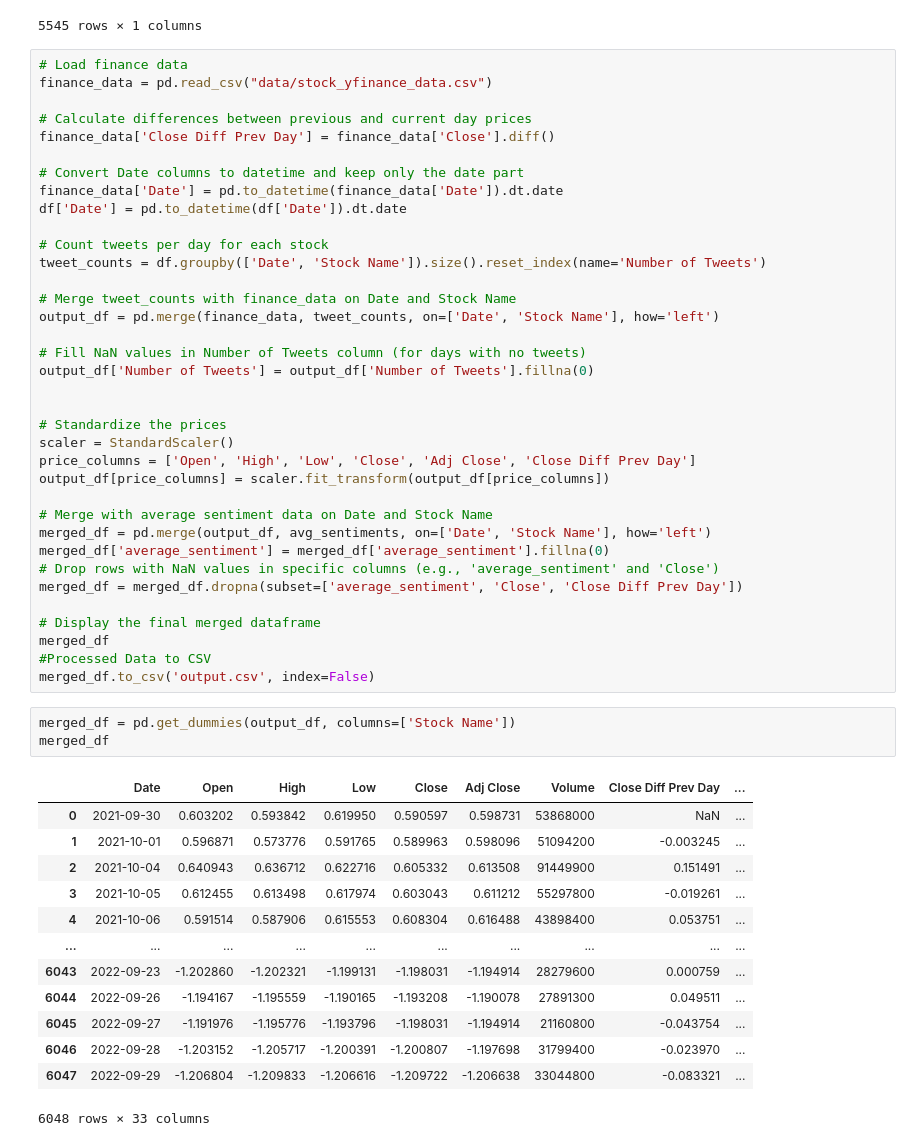
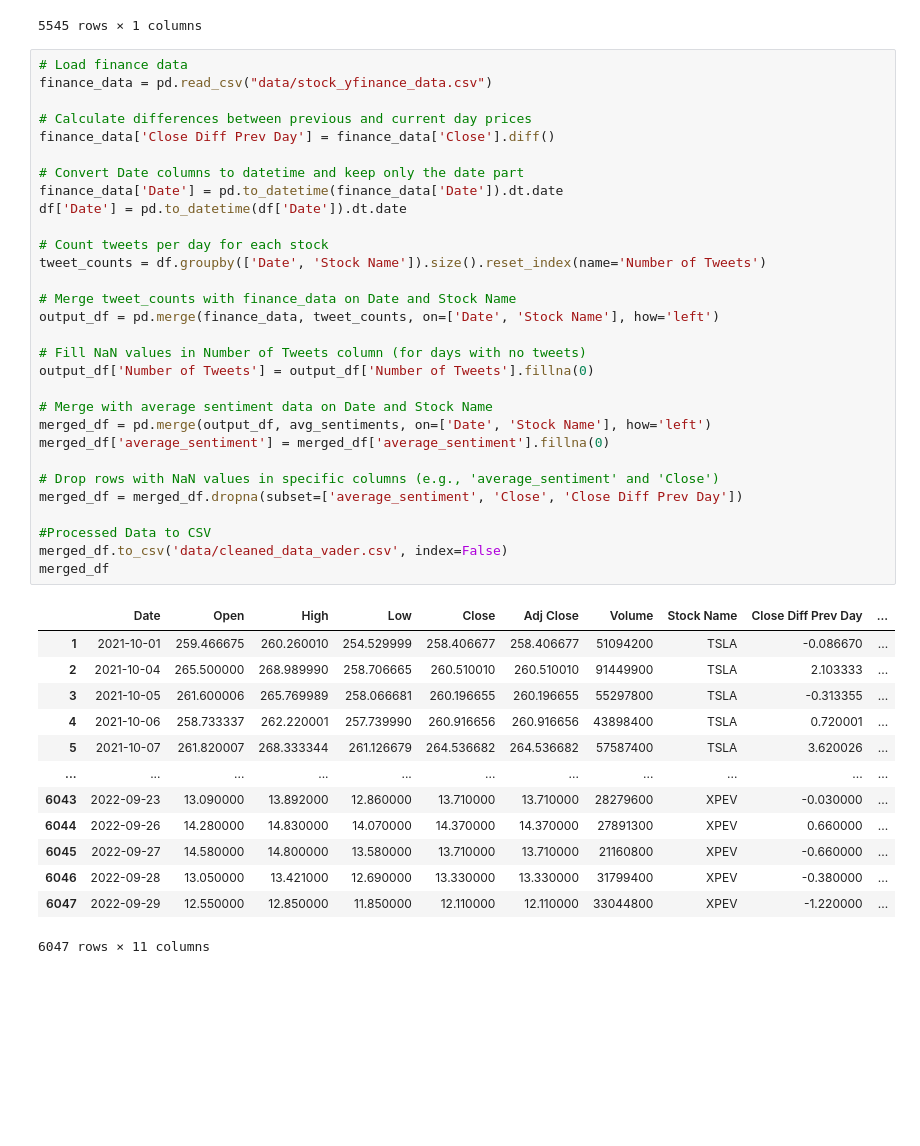
Before and after one commit to calvinz168/CISC-452, a Jupyter notebook: sentiment_analysis.ipynb, the cells around one changed output. Cells and saved outputs as stored; diff of their text form; blank space fills up the shorter version.

```diff
--- a/sentiment_analysis.ipynb
+++ b/sentiment_analysis.ipynb
@@ -77,53 +77,44 @@ avg_sentiments
 # %%
 # Load finance data
 finance_data = pd.read_csv("data/stock_yfinance_data.csv")
 
 # Calculate differences between previous and current day prices
 finance_data['Close Diff Prev Day'] = finance_data['Close'].diff()
 
 # Convert Date columns to datetime and keep only the date part
 finance_data['Date'] = pd.to_datetime(finance_data['Date']).dt.date
 df['Date'] = pd.to_datetime(df['Date']).dt.date
 
 # Count tweets per day for each stock
 tweet_counts = df.groupby(['Date', 'Stock Name']).size().reset_index(name='Number of Tweets')
 
 # Merge tweet_counts with finance_data on Date and Stock Name
 output_df = pd.merge(finance_data, tweet_counts, on=['Date', 'Stock Name'], how='left')
 
 # Fill NaN values in Number of Tweets column (for days with no tweets)
 output_df['Number of Tweets'] = output_df['Number of Tweets'].fillna(0)
 
-
-# Standardize the prices
-scaler = StandardScaler()
-price_columns = ['Open', 'High', 'Low', 'Close', 'Adj Close', 'Close Diff Prev Day']
-output_df[price_columns] = scaler.fit_transform(output_df[price_columns])
-
 # Merge with average sentiment data on Date and Stock Name
 merged_df = pd.merge(output_df, avg_sentiments, on=['Date', 'Stock Name'], how='left')
 merged_df['average_sentiment'] = merged_df['average_sentiment'].fillna(0)
+
 # Drop rows with NaN values in specific columns (e.g., 'average_sentiment' and 'Close')
 merged_df = merged_df.dropna(subset=['average_sentiment', 'Close', 'Close Diff Prev Day'])
 
-# Display the final merged dataframe
+#Processed Data to CSV
+merged_df.to_csv('data/cleaned_data_vader.csv', index=False)
 merged_df
-#Processed Data to CSV
-merged_df.to_csv('output.csv', index=False)
+# %% [output]
+|  | Date | Open | High | Low | Close | Adj Close | Volume | Stock Name | Close Diff Prev Day | ... |
+| 1 | 2021-10-01 | 259.466675 | 260.260010 | 254.529999 | 258.406677 | 258.406677 | 51094200 | TSLA | -0.086670 | ... |
+| 2 | 2021-10-04 | 265.500000 | 268.989990 | 258.706665 | 260.510010 | 260.510010 | 91449900 | TSLA | 2.103333 | ... |
+| 3 | 2021-10-05 | 261.600006 | 265.769989 | 258.066681 | 260.196655 | 260.196655 | 55297800 | TSLA | -0.313355 | ... |
+| 4 | 2021-10-06 | 258.733337 | 262.220001 | 257.739990 | 260.916656 | 260.916656 | 43898400 | TSLA | 0.720001 | ... |
+| 5 | 2021-10-07 | 261.820007 | 268.333344 | 261.126679 | 264.536682 | 264.536682 | 57587400 | TSLA | 3.620026 | ... |
+| ... | ... | ... | ... | ... | ... | ... | ... | ... | ... | ... |
+| 6043 | 2022-09-23 | 13.090000 | 13.892000 | 12.860000 | 13.710000 | 13.710000 | 28279600 | XPEV | -0.030000 | ... |
+| 6044 | 2022-09-26 | 14.280000 | 14.830000 | 14.070000 | 14.370000 | 14.370000 | 27891300 | XPEV | 0.660000 | ... |
+| 6045 | 2022-09-27 | 14.580000 | 14.800000 | 13.580000 | 13.710000 | 13.710000 | 21160800 | XPEV | -0.660000 | ... |
+| 6046 | 2022-09-28 | 13.050000 | 13.421000 | 12.690000 | 13.330000 | 13.330000 | 31799400 | XPEV | -0.380000 | ... |
+| 6047 | 2022-09-29 | 12.550000 | 12.850000 | 11.850000 | 12.110000 | 12.110000 | 33044800 | XPEV | -1.220000 | ... |
+6047 rows × 11 columns
-# %%
-merged_df = pd.get_dummies(output_df, columns=['Stock Name'])
-merged_df
-# %% [output]
-|  | Date | Open | High | Low | Close | Adj Close | Volume | Close Diff Prev Day | ... |
-| 0 | 2021-09-30 | 0.603202 | 0.593842 | 0.619950 | 0.590597 | 0.598731 | 53868000 | NaN | ... |
-| 1 | 2021-10-01 | 0.596871 | 0.573776 | 0.591765 | 0.589963 | 0.598096 | 51094200 | -0.003245 | ... |
-| 2 | 2021-10-04 | 0.640943 | 0.636712 | 0.622716 | 0.605332 | 0.613508 | 91449900 | 0.151491 | ... |
-| 3 | 2021-10-05 | 0.612455 | 0.613498 | 0.617974 | 0.603043 | 0.611212 | 55297800 | -0.019261 | ... |
-| 4 | 2021-10-06 | 0.591514 | 0.587906 | 0.615553 | 0.608304 | 0.616488 | 43898400 | 0.053751 | ... |
-| ... | ... | ... | ... | ... | ... | ... | ... | ... | ... |
-| 6043 | 2022-09-23 | -1.202860 | -1.202321 | -1.199131 | -1.198031 | -1.194914 | 28279600 | 0.000759 | ... |
-| 6044 | 2022-09-26 | -1.194167 | -1.195559 | -1.190165 | -1.193208 | -1.190078 | 27891300 | 0.049511 | ... |
-| 6045 | 2022-09-27 | -1.191976 | -1.195776 | -1.193796 | -1.198031 | -1.194914 | 21160800 | -0.043754 | ... |
-| 6046 | 2022-09-28 | -1.203152 | -1.205717 | -1.200391 | -1.200807 | -1.197698 | 31799400 | -0.023970 | ... |
-| 6047 | 2022-09-29 | -1.206804 | -1.209833 | -1.206616 | -1.209722 | -1.206638 | 33044800 | -0.083321 | ... |
-6048 rows × 33 columns
```
Also changed, not shown: 2 other files.
